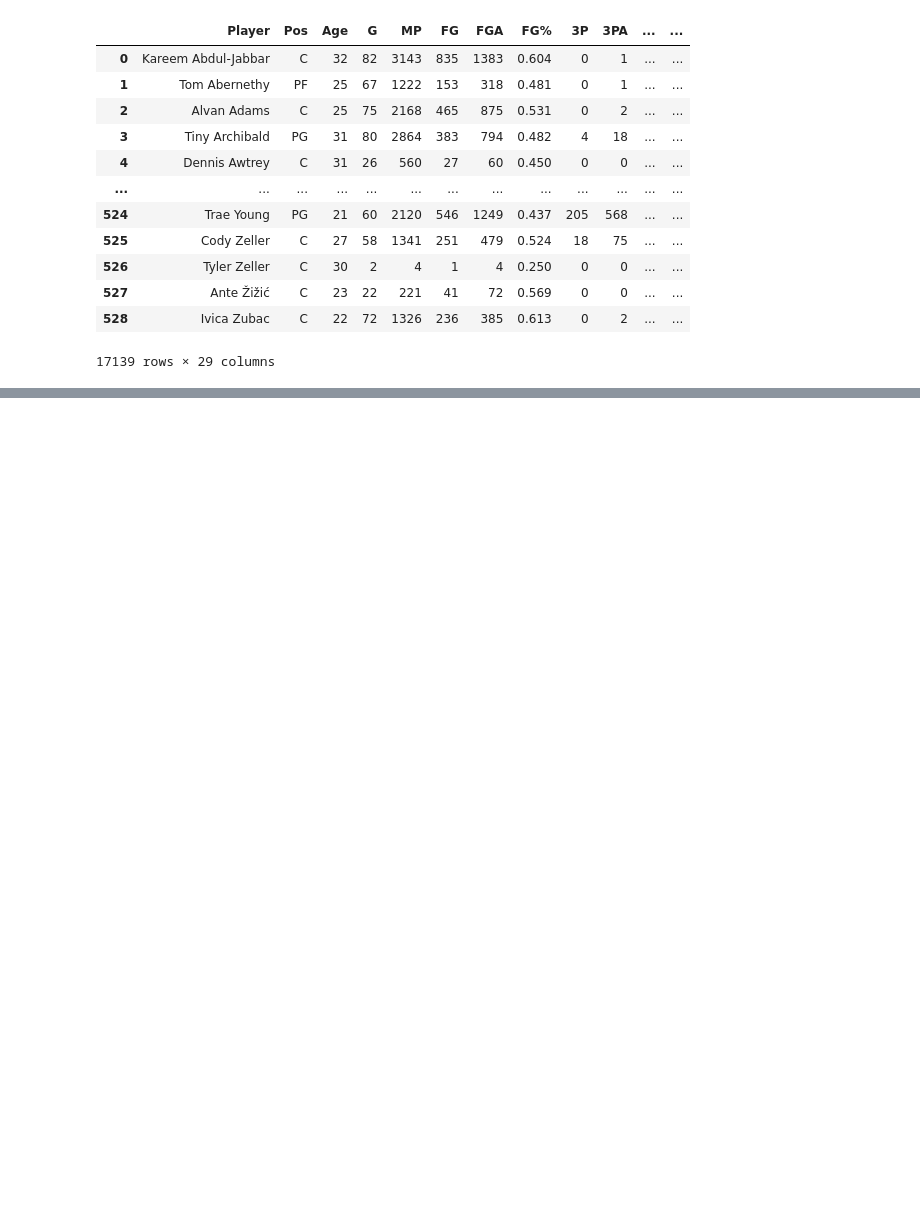
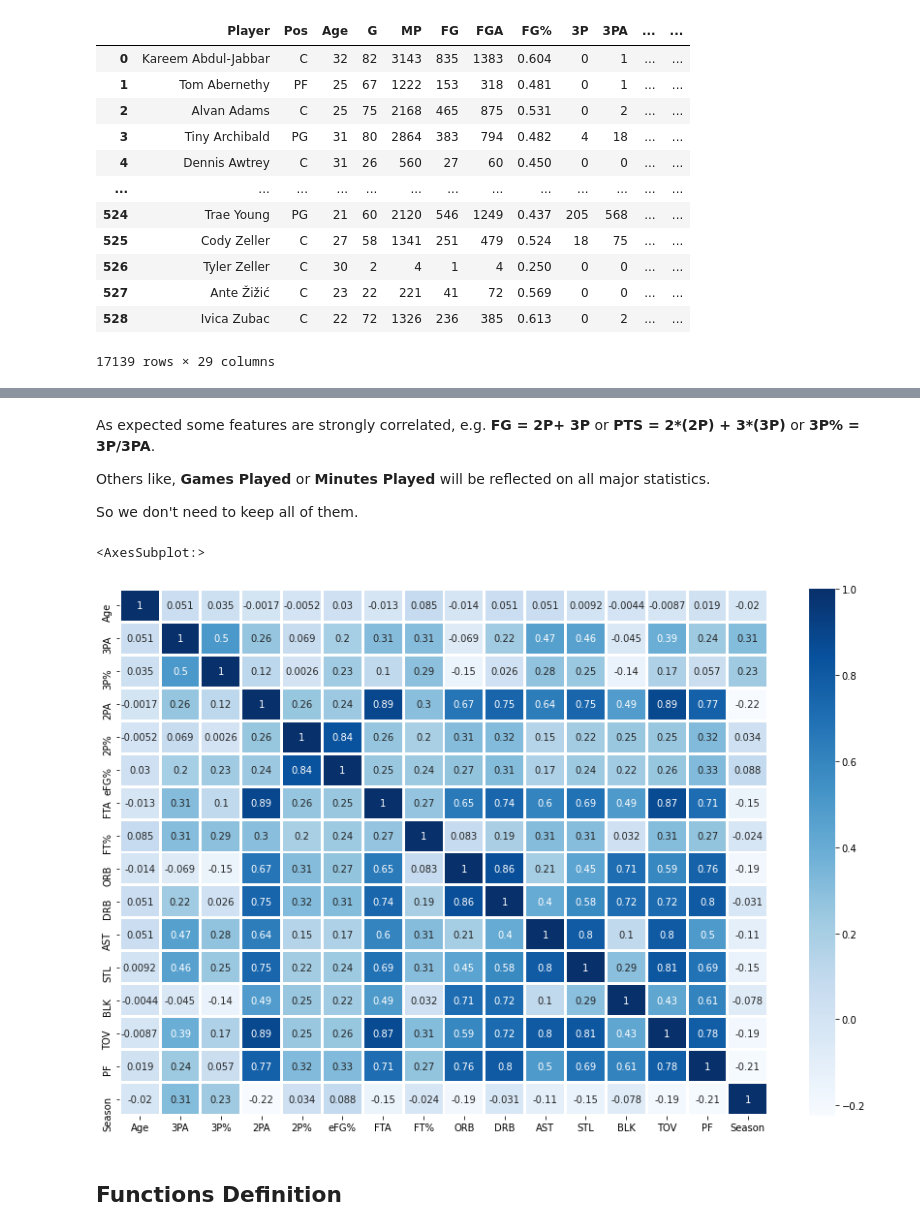
Before and after one commit to ferolifil/nba-mvp-predictor, a Jupyter notebook: analysis.ipynb, the cells around one changed output, grey strips where cells are left out. Drawn from its saved outputs; the diff is of its cells as text; code cells hidden in the pictures; blank space fills up the shorter version.

```diff
--- a/analysis.ipynb
+++ b/analysis.ipynb
@@ -36,0 +80,15 @@ display(nba_dataset)
+# %% [markdown]
+As expected some features are strongly correlated, e.g. <b>FG = 2P+ 3P</b> or <b>PTS = 2*(2P) + 3*(3P)</b> or <b>3P% = 3P/3PA</b>.
+
+Others like, **Games Played** or **Minutes Played** will be reflected on all major statistics.
+
+So we don't need to keep all of them.
+# %%
+nba_dataset = nba_dataset.drop(columns=['G','MP','FG','FGA','FG%','3P','2P','FT','TRB','PTS'])
+plt.figure(figsize=(15, 10))
+sns.heatmap(nba_dataset.corr(), annot=True, cmap='Blues', linewidths=2)
+# %% [output]
+<AxesSubplot:>
+[figure, added]
+# %% [markdown]
+## Functions Definition
```
Also changed, not shown: parts of 13 cells of this notebook.
